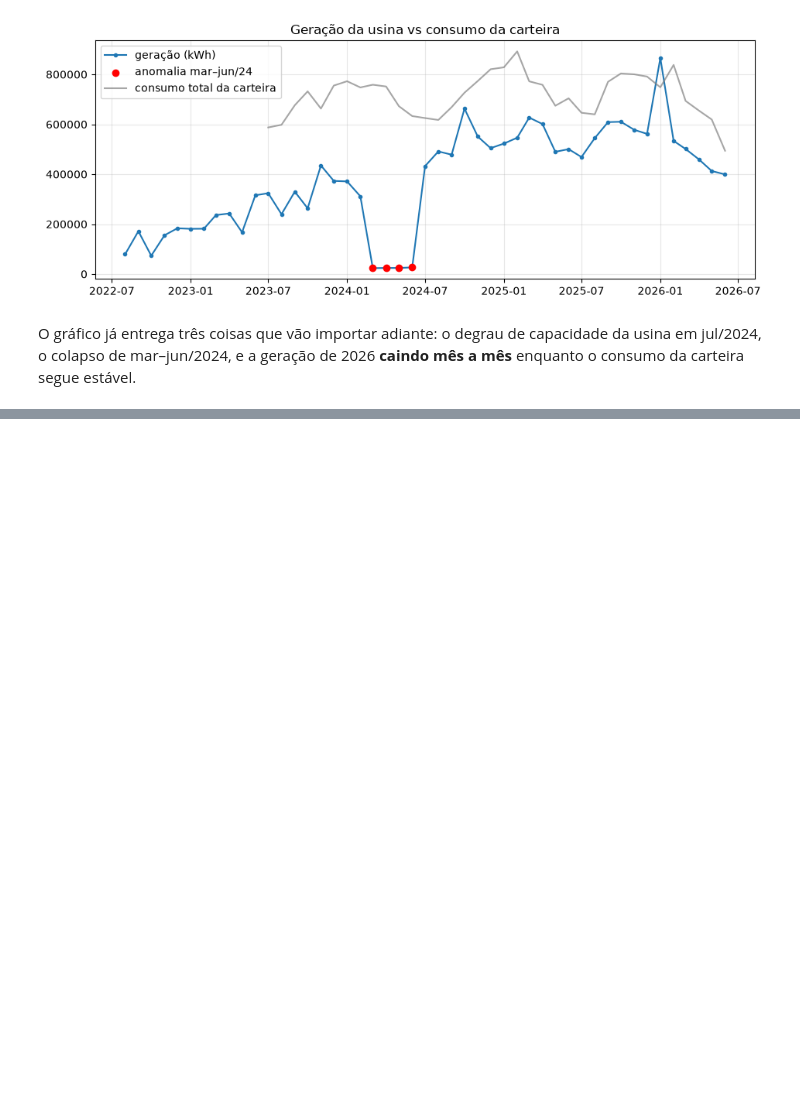
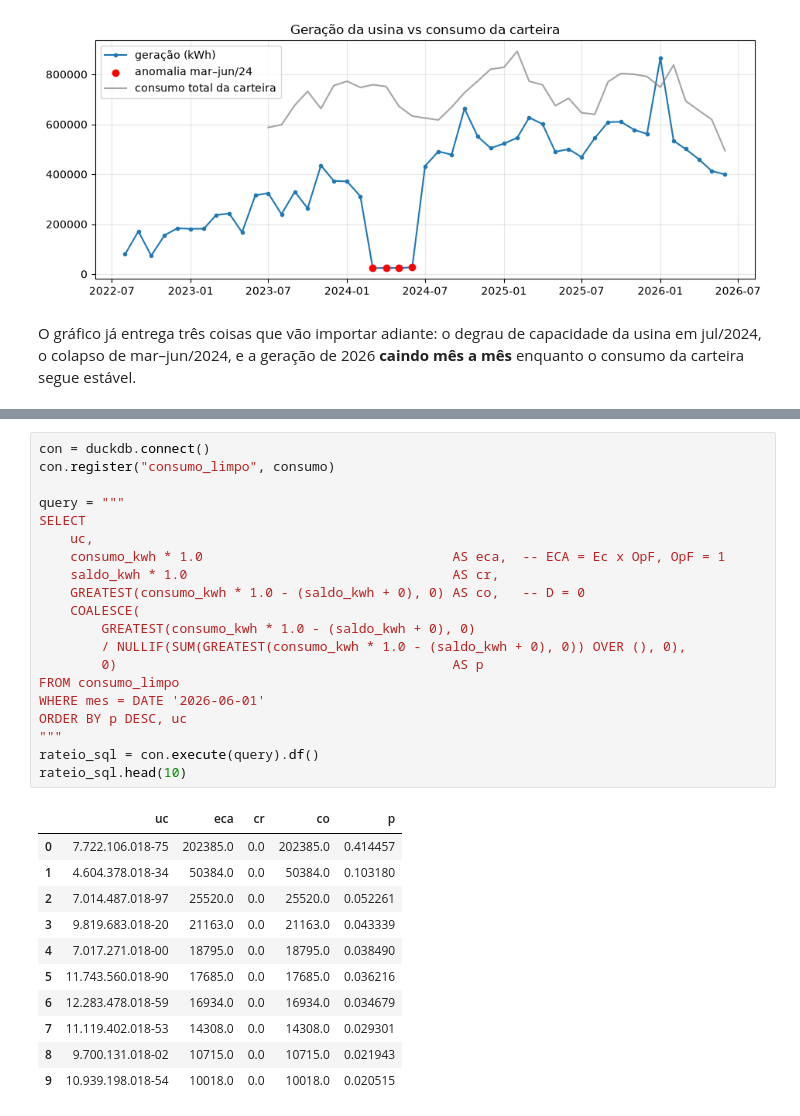
Before and after one commit to ricardomdcj/Pesquisador-em-Ciencia-de-Dados-PD-Inteligencia-Energetica-Bolsista-10072026, a Jupyter notebook: solucao.ipynb, the cells around one changed output, grey strips where cells are left out. Cells and saved outputs as stored; diff of their text form; blank space fills up the shorter version.

```diff
--- a/solucao.ipynb
+++ b/solucao.ipynb
@@ -176,0 +248,32 @@ enquanto o consumo da carteira segue estável.
+# %%
+con = duckdb.connect()
+con.register("consumo_limpo", consumo)
+
+query = """
+SELECT
+    uc,
+    consumo_kwh * 1.0                                AS eca,  -- ECA = Ec x OpF, OpF = 1
+    saldo_kwh * 1.0                                  AS cr,
+    GREATEST(consumo_kwh * 1.0 - (saldo_kwh + 0), 0) AS co,   -- D = 0
+    COALESCE(
+        GREATEST(consumo_kwh * 1.0 - (saldo_kwh + 0), 0)
+        / NULLIF(SUM(GREATEST(consumo_kwh * 1.0 - (saldo_kwh + 0), 0)) OVER (), 0),
+        0)                                           AS p
+FROM consumo_limpo
+WHERE mes = DATE '2026-06-01'
+ORDER BY p DESC, uc
+"""
+rateio_sql = con.execute(query).df()
+rateio_sql.head(10)
+# %% [output]
+|  | uc | eca | cr | co | p |
+| 0 | 7.722.106.018-75 | 202385.0 | 0.0 | 202385.0 | 0.414457 |
+| 1 | 4.604.378.018-34 | 50384.0 | 0.0 | 50384.0 | 0.103180 |
+| 2 | 7.014.487.018-97 | 25520.0 | 0.0 | 25520.0 | 0.052261 |
+| 3 | 9.819.683.018-20 | 21163.0 | 0.0 | 21163.0 | 0.043339 |
+| 4 | 7.017.271.018-00 | 18795.0 | 0.0 | 18795.0 | 0.038490 |
+| 5 | 11.743.560.018-90 | 17685.0 | 0.0 | 17685.0 | 0.036216 |
+| 6 | 12.283.478.018-59 | 16934.0 | 0.0 | 16934.0 | 0.034679 |
+| 7 | 11.119.402.018-53 | 14308.0 | 0.0 | 14308.0 | 0.029301 |
+| 8 | 9.700.131.018-02 | 10715.0 | 0.0 | 10715.0 | 0.021943 |
+| 9 | 10.939.198.018-54 | 10018.0 | 0.0 | 10018.0 | 0.020515 |
```
Also changed, not shown: parts of 6 cells of this notebook.
